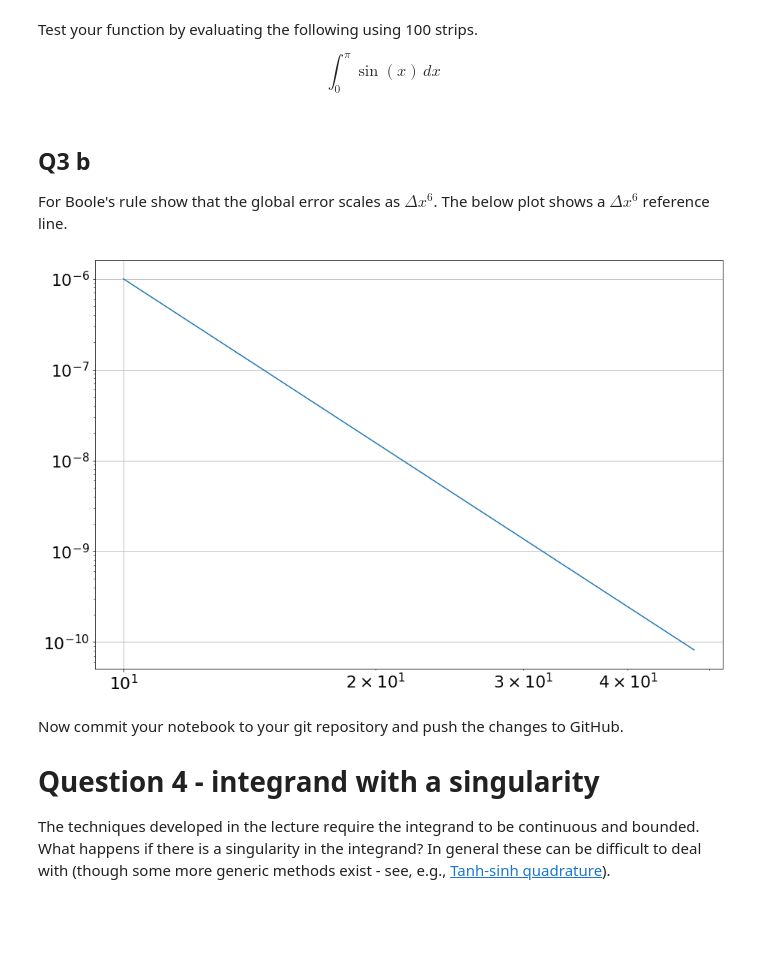
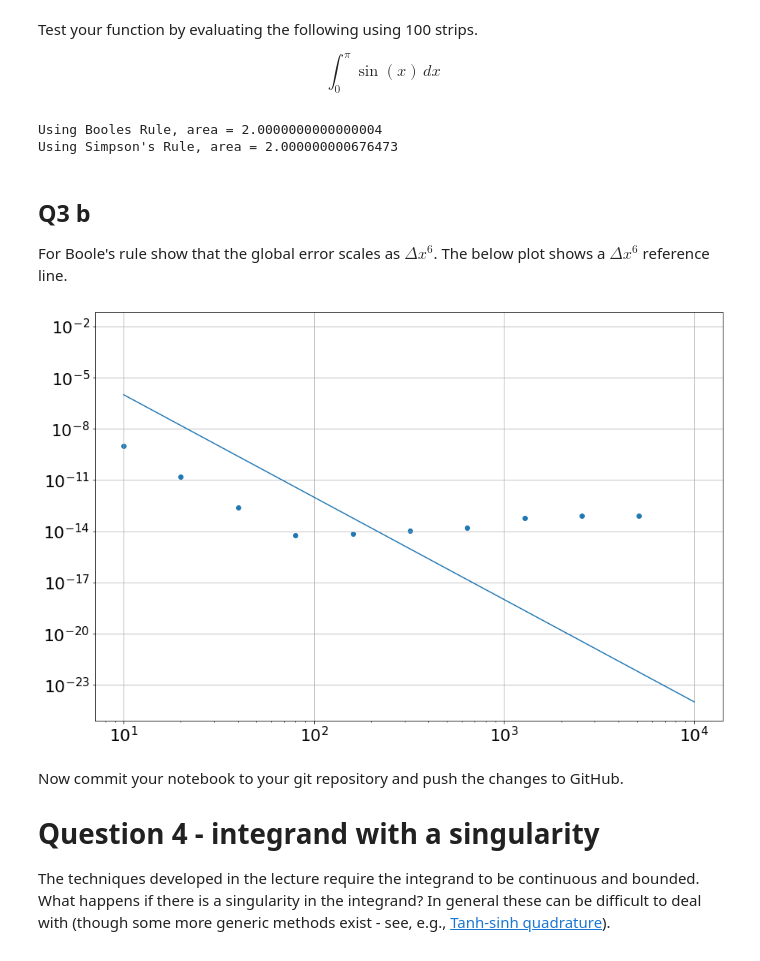
Before and after one commit to Conor-O-Mahony/ACM20030-Assignments, a Jupyter notebook: Assignment 4/Assignment-4.ipynb, the cells around one changed output. Cells and saved outputs as stored; diff of their text form; code cells hidden in the pictures; blank space fills up the shorter version.

```diff
--- a/Assignment 4/Assignment-4.ipynb
+++ b/Assignment 4/Assignment-4.ipynb
@@ -165,21 +170,56 @@ Write a function that numerically integrates another function using Boole's rule
+# %%
+def BoolesIntegrate(f, a, b, N):
+    dx = (b-a)/(4*N)
+    xi = a
+    area = 0
+    i = 0
+    while i < N:
+        fn = lambda i : f(xi+i*dx)
+        area += (2*dx/(45))*(7*fn(0)+32*fn(1)+12*fn(2)+32*fn(3)+7*fn(4))
+        xi += 4*dx
+        i += 1
+
+    return area
 # %% [markdown]
 Test your function by evaluating the following using 100 strips.
 
 $$ \int_0^\pi \sin(x)\,dx $$
+# %%
+def f(x):
+    return np.sin(x)
+
+print("Using Booles Rule, Area =", BoolesIntegrate(f,0,np.pi,100))
+print("Using Simpson's Rule, Area =", SimpsonsIntegrate(f, 0, np.pi, 100))
+# %% [output]
+Using Booles Rule, area = 2.0000000000000004
+Using Simpson's Rule, area = 2.000000000676473
 # %% [markdown]
 ## Q3 b
 
 For Boole's rule show that the global error scales as $\Delta x^6$. The below plot shows a $\Delta x^6$ reference line.
 # %%
-x = np.linspace(10,48,100)
+x = np.linspace(10,1e4,100) #48
 y = x**-6
 
+I= -np.cos(np.pi) + np.cos(0)
+imax = 10;
+
+errBoole = np.empty((imax,2))
+i = 0
+N = 10
+while i < imax:
+    errBoole[i,0] = N
+    errBoole[i,1] = np.abs(BoolesIntegrate(f, 0, np.pi, N) - I)
+
+    N *= 2
+    i += 1
+plt.scatter(errBoole[:,0], errBoole[:,1])
 plt.yscale('log')
 plt.xscale('log')
 plt.grid(True)
 plt.plot(x,y);
 # %% [output]
-[figure, old version]
+[figure, new version]
 # %% [markdown]
 Now commit your notebook to your git repository and push the changes to GitHub.
 
```
Also changed, not shown: parts of 7 cells of this notebook.
